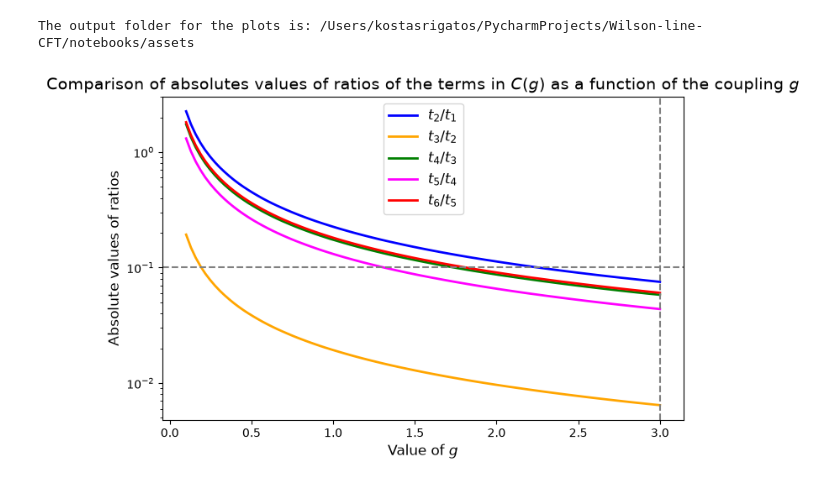
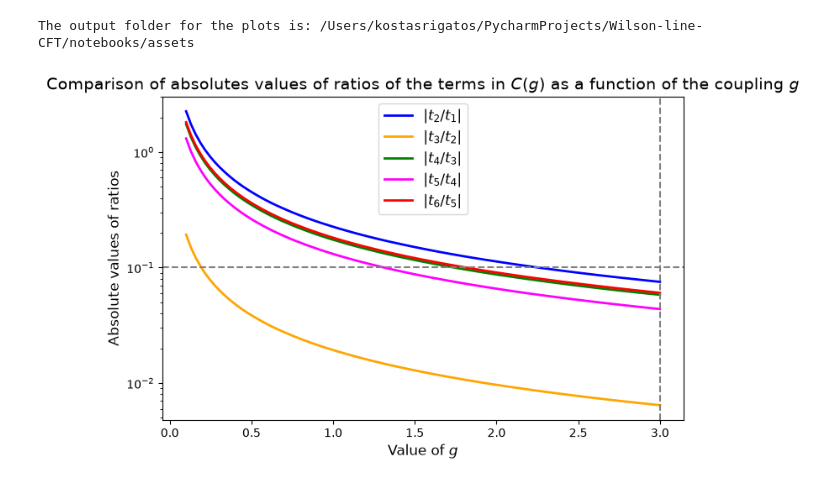
Before and after one commit to kostasrigatos/NN-for-Wilson-line-super-CFT, a Jupyter notebook: notebooks/figures.ipynb, the cells around one changed output. Saved outputs shown, nothing was run; the diff lists cells and outputs as text; code cells hidden in the pictures.

```diff
--- a/notebooks/figures.ipynb
+++ b/notebooks/figures.ipynb
@@ -22,36 +22,36 @@ t5 = (3*(408*special.zeta(3) - 240 * special.zeta(5) + 213 + 14 * math.pi**2)) /
 t6 = (3 * (315 * special.zeta(3) - 240 * special.zeta(5) + 149 + 6 * math.pi ** 2)) / (65536 * math.pi ** 8 * g ** 4)
 
 # Convert the SymPy expression into a fast Python function
 fast_ratio65 = sp.lambdify(g, t6/t5, modules=['numpy', 'scipy'])
 fast_ratio54 = sp.lambdify(g, t5/t4, modules=['numpy', 'scipy'])
 fast_ratio43 = sp.lambdify(g, t4/t3, modules=['numpy', 'scipy'])
 fast_ratio32 = sp.lambdify(g, t3/t2, modules=['numpy', 'scipy'])
 fast_ratio21 = sp.lambdify(g, t2/t1, modules=['numpy', 'scipy'])
 
 # Evaluate instantly for an array of 100 different g values
 g_array = np.linspace(0.1, 3, 100)
 results21 = fast_ratio21(g_array)
 results32 = fast_ratio32(g_array)
 results43 = fast_ratio43(g_array)
 results54 = fast_ratio54(g_array)
 results65 = fast_ratio65(g_array)
 
 # Plot
 plt.figure(figsize=(8, 5))
-plt.plot(g_array, np.abs(results21), label=r'$t_2 / t_1$', color='blue', linewidth=2)
-plt.plot(g_array, np.abs(results32), label=r'$t_3 / t_2$', color='orange', linewidth=2)
-plt.plot(g_array, np.abs(results43), label=r'$t_4 / t_3$', color='green', linewidth=2)
-plt.plot(g_array, np.abs(results54), label=r'$t_5 / t_4$', color='magenta', linewidth=2)
-plt.plot(g_array, np.abs(results65), label=r'$t_6 / t_5$', color='red', linewidth=2)
+plt.plot(g_array, np.abs(results21), label=r'$|t_2 / t_1|$', color='blue', linewidth=2)
+plt.plot(g_array, np.abs(results32), label=r'$|t_3 / t_2|$', color='orange', linewidth=2)
+plt.plot(g_array, np.abs(results43), label=r'$|t_4 / t_3|$', color='green', linewidth=2)
+plt.plot(g_array, np.abs(results54), label=r'$|t_5 / t_4|$', color='magenta', linewidth=2)
+plt.plot(g_array, np.abs(results65), label=r'$|t_6 / t_5|$', color='red', linewidth=2)
 plt.yscale('log')
 plt.axhline(0.1, linestyle='--', color='gray')
 plt.axvline(3, linestyle='--', color='gray')
 plt.title('Comparison of absolutes values of ratios of the terms in $C(g)$ as a function of the coupling $g$', fontsize=14)
 plt.xlabel('Value of $g$', fontsize=12)
 plt.ylabel('Absolute values of ratios', fontsize=12)
 plt.legend(fontsize=12)
 plt.savefig(plots_dir / 'curvature_C_ratio_convergence.png', bbox_inches='tight')
 plt.show()
 # %% [output]
 The output folder for the plots is: /Users/kostasrigatos/PycharmProjects/Wilson-line-CFT/notebooks/assets
-[figure, old version]
+[figure, new version]
```
Also changed, not shown: parts of 1 cell of this notebook, 8 other files.
